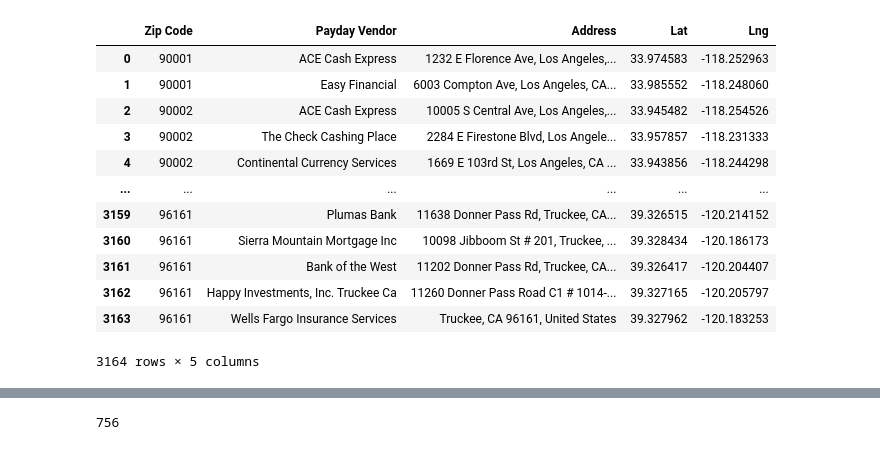
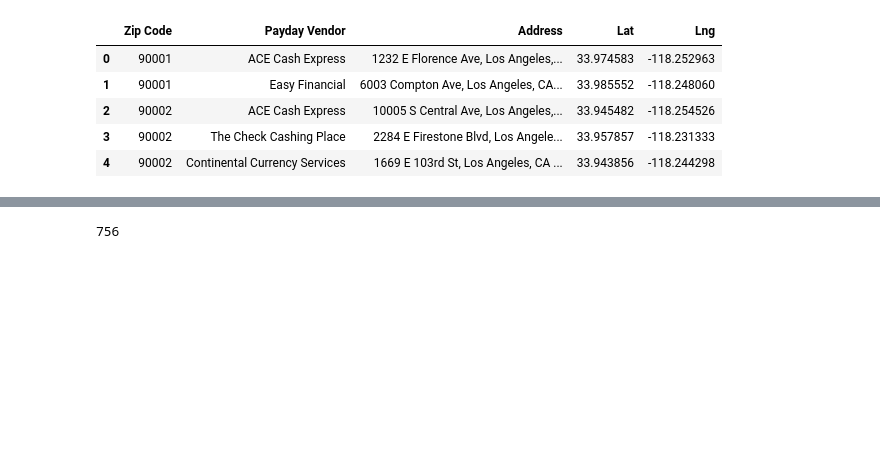
Before and after one commit to sistre/MMM, a Jupyter notebook: resources/IS_cleaning.ipynb, the cells around one changed output, grey strips where cells are left out. Cells and saved outputs as stored; diff of their text form; code cells hidden in the pictures; blank space fills up the shorter version.

```diff
--- a/resources/IS_cleaning.ipynb
+++ b/resources/IS_cleaning.ipynb
@@ -6,21 +3,15 @@ import pandas as pd
 # %%
+# read in csv
 path = "PaydayVendorLocations.csv"
 
 df = pd.read_csv(path)
+
+df.head()
+# %% [output]
+|  | Zip Code | Payday Vendor | Address | Lat | Lng |
+| 0 | 90001 | ACE Cash Express | 1232 E Florence Ave, Los Angeles,... | 33.974583 | -118.252963 |
+| 1 | 90001 | Easy Financial | 6003 Compton Ave, Los Angeles, CA... | 33.985552 | -118.248060 |
+| 2 | 90002 | ACE Cash Express | 10005 S Central Ave, Los Angeles,... | 33.945482 | -118.254526 |
+| 3 | 90002 | The Check Cashing Place | 2284 E Firestone Blvd, Los Angele... | 33.957857 | -118.231333 |
+| 4 | 90002 | Continental Currency Services | 1669 E 103rd St, Los Angeles, CA ... | 33.943856 | -118.244298 |
-# %%
-df
-# %% [output]
-|  | Zip Code | Payday Vendor | Address | Lat | Lng |
-| 0 | 90001 | ACE Cash Express | 1232 E Florence Ave, Los Angeles,... | 33.974583 | -118.252963 |
-| 1 | 90001 | Easy Financial | 6003 Compton Ave, Los Angeles, CA... | 33.985552 | -118.248060 |
-| 2 | 90002 | ACE Cash Express | 10005 S Central Ave, Los Angeles,... | 33.945482 | -118.254526 |
-| 3 | 90002 | The Check Cashing Place | 2284 E Firestone Blvd, Los Angele... | 33.957857 | -118.231333 |
-| 4 | 90002 | Continental Currency Services | 1669 E 103rd St, Los Angeles, CA ... | 33.943856 | -118.244298 |
-| ... | ... | ... | ... | ... | ... |
-| 3159 | 96161 | Plumas Bank | 11638 Donner Pass Rd, Truckee, CA... | 39.326515 | -120.214152 |
-| 3160 | 96161 | Sierra Mountain Mortgage Inc | 10098 Jibboom St # 201, Truckee, ... | 39.328434 | -120.186173 |
-| 3161 | 96161 | Bank of the West | 11202 Donner Pass Rd, Truckee, CA... | 39.326417 | -120.204407 |
-| 3162 | 96161 | Happy Investments, Inc. Truckee Ca | 11260 Donner Pass Road C1 # 1014-... | 39.327165 | -120.205797 |
-| 3163 | 96161 | Wells Fargo Insurance Services | Truckee, CA 96161, United States | 39.327962 | -120.183253 |
-3164 rows × 5 columns
 # %%
```
Also changed, not shown: parts of 28 cells of this notebook.
